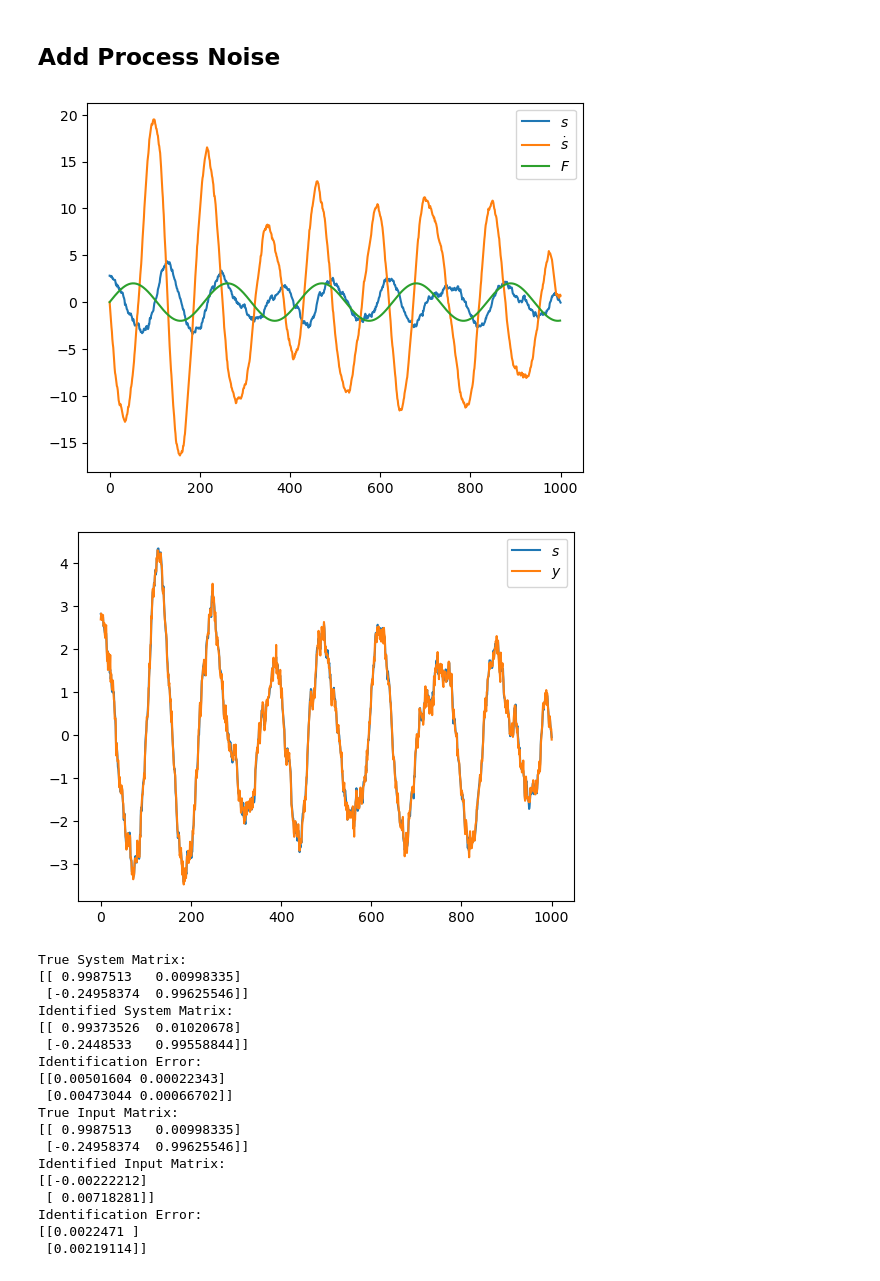
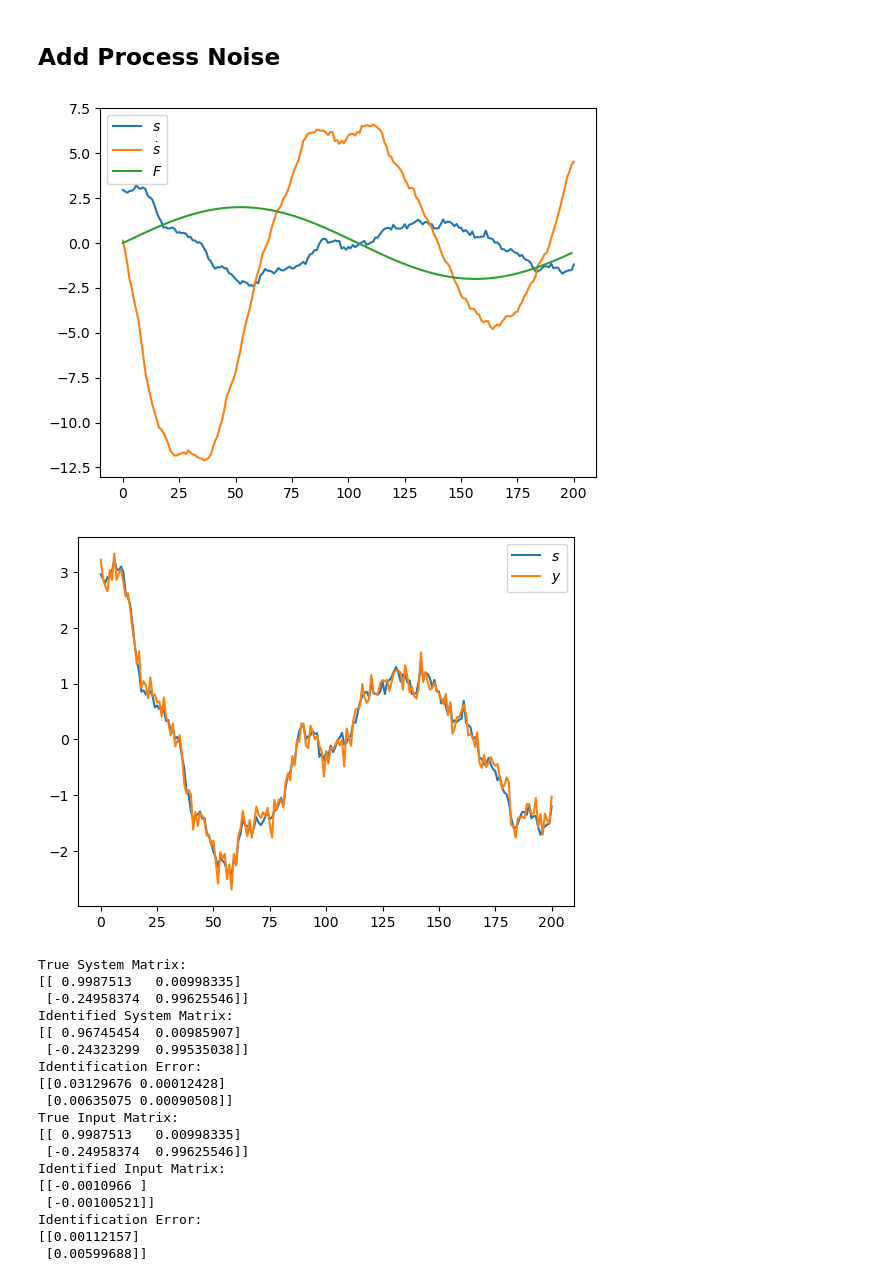
Before and after one commit to Data-Science-in-Mechanical-Engineering/RLLBC, a Jupyter notebook: class_examples/lin_sys_id_oscillator.ipynb, the cells around one changed output. Saved outputs shown, nothing was run; the diff lists cells and outputs as text; code cells hidden in the pictures.

```diff
--- a/class_examples/lin_sys_id_oscillator.ipynb
+++ b/class_examples/lin_sys_id_oscillator.ipynb
@@ -51,7 +66,7 @@ D_dis = sys_dis.D
 # %%
-t_max = 0.03
+t_max = 2 #Simulation duration
 
-x_0 = np.array([3, 0])
+x_0 = np.array([3, 0]) #Initial Deterministic State
 
 Q_dis = 0.0 * np.eye(2) # Measurement Noise
 R_dis = 0.0 * np.eye(2) # Process Noise
@@ -62,8 +77,8 @@ x_arr = np.zeros((A_dis.shape[1], t.shape[0]+1))
 y_arr = np.zeros((C_dis.shape[1], t.shape[0]+1))
 u_arr = np.zeros((B_dis.shape[1], t.shape[0]))
 
-x_arr[:, 0] = x_0 + np.random.multivariate_normal(mean=np.zeros(R_dis.shape[0]), cov=R_dis)
-y_arr[:, 0] = np.matmul(C_dis, x_arr[:, 0]) + np.random.multivariate_normal(mean=np.zeros(Q_dis.shape[0]), cov=Q_dis)
+x_arr[:, 0] = x_0 + np.random.multivariate_normal(mean=np.zeros(R_dis.shape[0]), cov=R_dis) #Initial Noisy State
+y_arr[:, 0] = np.matmul(C_dis, x_arr[:, 0]) + np.random.multivariate_normal(mean=np.zeros(Q_dis.shape[0]), cov=Q_dis) #Initial Noisy Measurement
 
 for i in range(t.shape[0]):
     x_arr[:, i+1] = np.matmul(A_dis, x_arr[:, i]+ np.random.multivariate_normal(mean=np.zeros(R_dis.shape[0]), cov=R_dis)) + np.matmul(B_dis, F[:, i])
@@ -132,7 +147,7 @@ t_max = 2
 
 x_0 = np.array([3, 0])
 
-Q_dis = 0.01 * np.eye(2) # Measurement Noise
+Q_dis = 0.02 * np.eye(2) # Measurement Noise
 R_dis = 0.0 * np.eye(2) # Process Noise
 
 t = np.linspace(0, t_max, int(t_max/dt))
@@ -204,11 +219,11 @@ Identification Error:
 # %% [markdown]
 ## Add Process Noise
 # %%
-t_max = 10
+t_max = 2
 
 x_0 = np.array([3, 0])
 
-Q_dis = 0.01 * np.eye(2) # Measurement Noise
+Q_dis = 0.02 * np.eye(2) # Measurement Noise
 R_dis = 0.02 * np.eye(2) # Process Noise
 
 t = np.linspace(0, t_max, int(t_max/dt))
@@ -230,50 +245,50 @@ plt.plot(x_arr[1, :], label='$\dot{s}$')
 plt.plot(u_arr[0, :], label='$F$')
 plt.legend()
 plt.show()
 
 plt.plot(x_arr[0, :], label='$s$')
 plt.plot(y_arr[0, :], label='$y$')
 plt.legend()
 plt.show()
 
 H = np.concatenate((y_arr[:, :t.shape[0]], u_arr), axis=0)
 y = y_arr[:, 1:]
 
 AB = np.matmul(y, np.matmul(np.transpose(H, (1, 0)), np.linalg.inv(np.matmul(H, np.transpose(H, (1, 0))))))
 
 A_dis_id = AB[:, :2]
 B_dis_id = AB[:, 2:3]
 
 print('True System Matrix:')
 print(A_dis)
 print('Identified System Matrix:')
 print(A_dis_id)
 print('Identification Error:')
 print(np.abs(A_dis_id - A_dis))
 print('True Input Matrix:')
 print(A_dis)
 print('Identified Input Matrix:')
 print(B_dis_id)
 print('Identification Error:')
 print(np.abs(B_dis_id - B_dis))
 # %% [output]
-[figure, old version]
+[figure, new version]
-[figure, old version]
+[figure, new version]
 True System Matrix:
 [[ 0.9987513   0.00998335]
  [-0.24958374  0.99625546]]
 Identified System Matrix:
-[[ 0.99373526  0.01020678]
- [-0.2448533   0.99558844]]
+[[ 0.96745454  0.00985907]
+ [-0.24323299  0.99535038]]
 Identification Error:
-[[0.00501604 0.00022343]
- [0.00473044 0.00066702]]
+[[0.03129676 0.00012428]
+ [0.00635075 0.00090508]]
 True Input Matrix:
 [[ 0.9987513   0.00998335]
  [-0.24958374  0.99625546]]
 Identified Input Matrix:
-[[-0.00222212]
- [ 0.00718281]]
+[[-0.0010966 ]
+ [-0.00100521]]
 Identification Error:
-[[0.0022471 ]
- [0.00219114]]
+[[0.00112157]
+ [0.00599688]]
```
Also changed, not shown: parts of 6 cells of this notebook, 1 other file.
